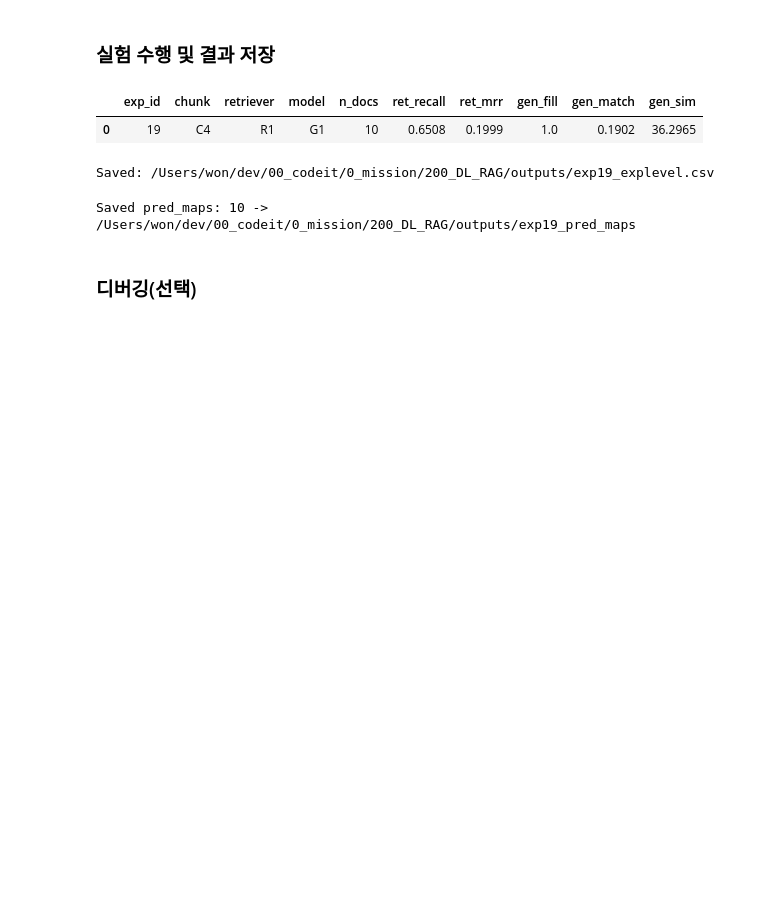
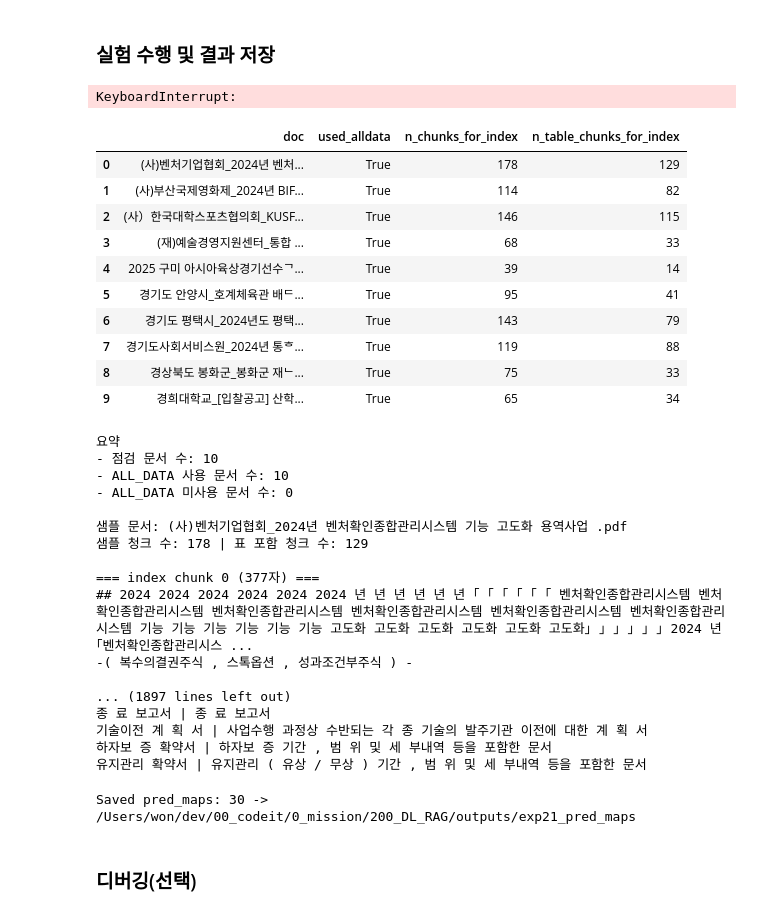
Before and after one commit to wonbywondev/codeit-part3-team4, a Jupyter notebook: notebooks/exp_notebook.ipynb, the cells around one changed output. Saved outputs shown, nothing was run; the diff lists cells and outputs as text; code cells hidden in the pictures; blank space fills up the shorter version.

```diff
--- a/notebooks/exp_notebook.ipynb
+++ b/notebooks/exp_notebook.ipynb
@@ -92,7 +138,7 @@ Eval docs: 10
 # %% [markdown]
 ### 실험 ID 변경
 # %%
-RUN_EXP_ID = 19   # 1~18
+RUN_EXP_ID = 21   # 1~18
 N_DOCS = 5       # 디버깅은 1~5 추천, 전체는 None 또는 아래 라인 변경
 
 # N개 문서 또는 전체 문서 테스트
@@ -185,9 +231,79 @@ exp_out = out_dir / f"exp{spec.exp_id:02d}_explevel.csv"
 exp_df.to_csv(exp_out, index=False, encoding="utf-8-sig")
 print("Saved:", exp_out)
 # %% [output]
-|  | exp_id | chunk | retriever | model | n_docs | ret_recall | ret_mrr | gen_fill | gen_match | gen_sim |
-| 0 | 19 | C4 | R1 | G1 | 10 | 0.6508 | 0.1999 | 1.0 | 0.1902 | 36.2965 |
-Saved: /Users/won/dev/00_codeit/0_mission/200_DL_RAG/outputs/exp19_explevel.csv
+KeyboardInterrupt:
+# %%
+## 인덱스 입력(청크) 점검: ALL_DATA 사용 여부 + 샘플 출력
+CHECK_DOCS = RUN_DOCS[:10] if len(RUN_DOCS) > 10 else RUN_DOCS
+
+from preprocess import pp_v5 as pp5
+
+rows = []
+for doc in CHECK_DOCS:
+    chunks_alldata = pp5.chunk_from_alldata(doc.name, size=CONFIG["chunk_length"])
+    used_alldata = chunks_alldata is not None
+
+    # 실험에서 실제로 인덱스에 넣는 청크(=현재 spec의 chunker 결과)
+    chunks_for_index = chunker.chunk(doc)
+
+    rows.append({
+        "doc": doc.name,
+        "used_alldata": used_alldata,
+        "n_chunks_for_index": len(chunks_for_index),
+        "n_table_chunks_for_index": sum("[표]" in c for c in chunks_for_index),
+        "first_chunk_head": (chunks_for_index[0][:120] if chunks_for_index else "")
+    })
+
+audit_df = pd.DataFrame(rows)
+display(audit_df[["doc", "used_alldata", "n_chunks_for_index", "n_table_chunks_for_index"]])
+
+print("\n요약")
+print("- 점검 문서 수:", len(audit_df))
+print("- ALL_DATA 사용 문서 수:", int(audit_df["used_alldata"].sum()))
+print("- ALL_DATA 미사용 문서 수:", int((~audit_df["used_alldata"]).sum()))
+
+if (~audit_df["used_alldata"]).any():
+    print("\nALL_DATA 미사용 문서(=fallback 가능성):")
+    for name in audit_df.loc[~audit_df["used_alldata"], "doc"].tolist():
+        print("  -", name)
+
+# 샘플 문서 하나의 실제 인덱스 입력 청크 미리보기
+sample_doc = CHECK_DOCS[0]
+sample_chunks = chunker.chunk(sample_doc)
+print("\n샘플 문서:", sample_doc.name)
+print("샘플 청크 수:", len(sample_chunks), "| 표 포함 청크 수:", sum("[표]" in c for c in sample_chunks))
+for i, ch in enumerate(sample_chunks):
+    print(f"\n=== index chunk {i} ({len(ch)}자) ===")
+    print(ch)
+# %% [output]
+|  | doc | used_alldata | n_chunks_for_index | n_table_chunks_for_index |
+| 0 | (사)벤처기업협회_2024년 벤처... | True | 178 | 129 |
+| 1 | (사)부산국제영화제_2024년 BIF... | True | 114 | 82 |
+| 2 | (사）한국대학스포츠협의회_KUSF... | True | 146 | 115 |
+| 3 | (재)예술경영지원센터_통합 ... | True | 68 | 33 |
+| 4 | 2025 구미 아시아육상경기선수ᄀ... | True | 39 | 14 |
+| 5 | 경기도 안양시_호계체육관 배ᄃ... | True | 95 | 41 |
+| 6 | 경기도 평택시_2024년도 평택... | True | 143 | 79 |
+| 7 | 경기도사회서비스원_2024년 통ᄒ... | True | 119 | 88 |
+| 8 | 경상북도 봉화군_봉화군 재ᄂ... | True | 75 | 33 |
+| 9 | 경희대학교_[입찰공고] 산학... | True | 65 | 34 |
+요약
+- 점검 문서 수: 10
+- ALL_DATA 사용 문서 수: 10
+- ALL_DATA 미사용 문서 수: 0
+
+샘플 문서: (사)벤처기업협회_2024년 벤처확인종합관리시스템 기능 고도화 용역사업 .pdf
+샘플 청크 수: 178 | 표 포함 청크 수: 129
+
+=== index chunk 0 (377자) ===
+## 2024 2024 2024 2024 2024 2024 년 년 년 년 년 년 ｢ ｢ ｢ ｢ ｢ ｢ 벤처확인종합관리시스템 벤처확인종합관리시스템 벤처확인종합관리시스템 벤처확인종합관리시스템 벤처확인종합관리시스템 벤처확인종합관리시스템 기능 기능 기능 기능 기능 기능 고도화 고도화 고도화 고도화 고도화 고도화｣ ｣ ｣ ｣ ｣ ｣ 2024 년 ｢벤처확인종합관리시스 ...
+-( 복수의결권주식 , 스톡옵션 , 성과조건부주식 ) -
+
+... (1897 lines left out)
+종 료 보고서 | 종 료 보고서
+기술이전 계 획 서 | 사업수행 과정상 수반되는 각 종 기술의 발주기관 이전에 대한 계 획 서
+하자보 증 확약서 | 하자보 증 기간 , 범 위 및 세 부내역 등을 포함한 문서
+유지관리 확약서 | 유지관리 ( 유상 / 무상 ) 기간 , 범 위 및 세 부내역 등을 포함한 문서
 # %%
 # 문서별 pred_map 저장 (옵션)
 pred_dir = out_dir / f"exp{spec.exp_id:02d}_pred_maps"
@@ -207,7 +323,7 @@ for _, row in doc_df.iterrows():
 
 print("Saved pred_maps:", saved, "->", pred_dir)
 # %% [output]
-Saved pred_maps: 10 -> /Users/won/dev/00_codeit/0_mission/200_DL_RAG/outputs/exp19_pred_maps
+Saved pred_maps: 30 -> /Users/won/dev/00_codeit/0_mission/200_DL_RAG/outputs/exp21_pred_maps
 # %% [markdown]
 ### 디버깅(선택)
 # %%
```
Also changed, not shown: parts of 5 cells of this notebook, 7 other files.
